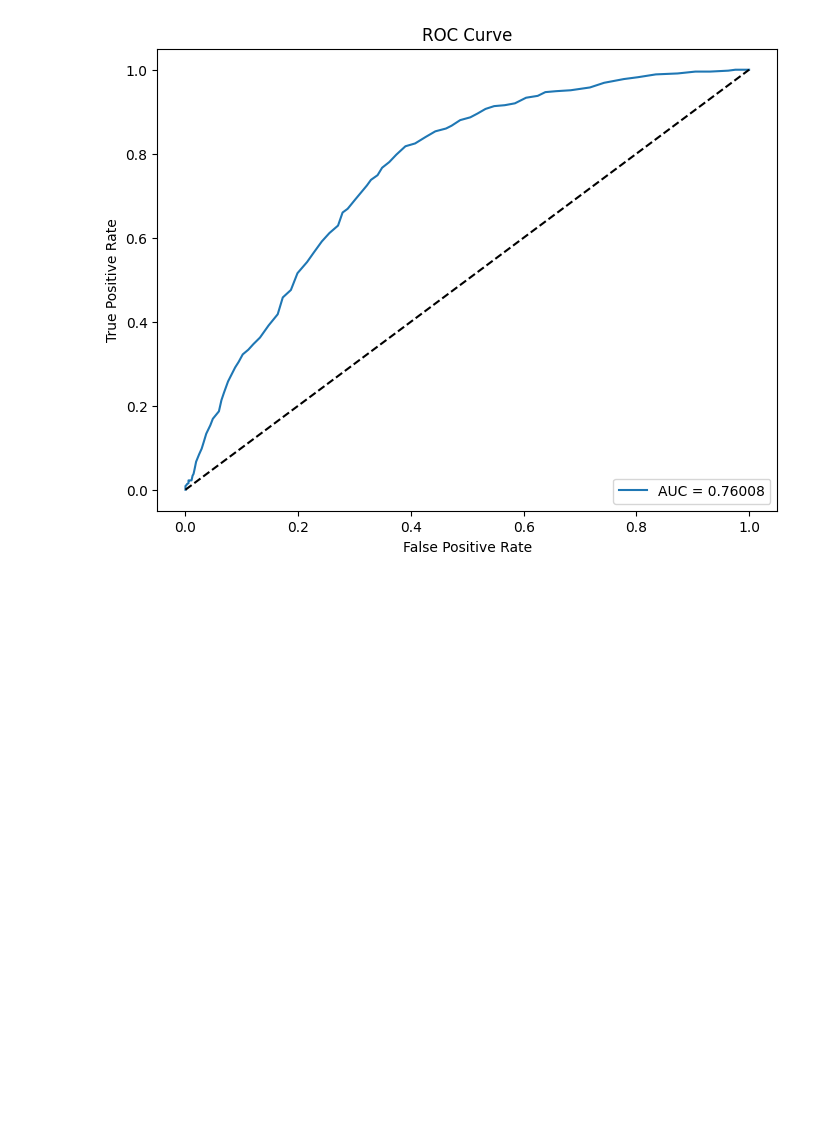
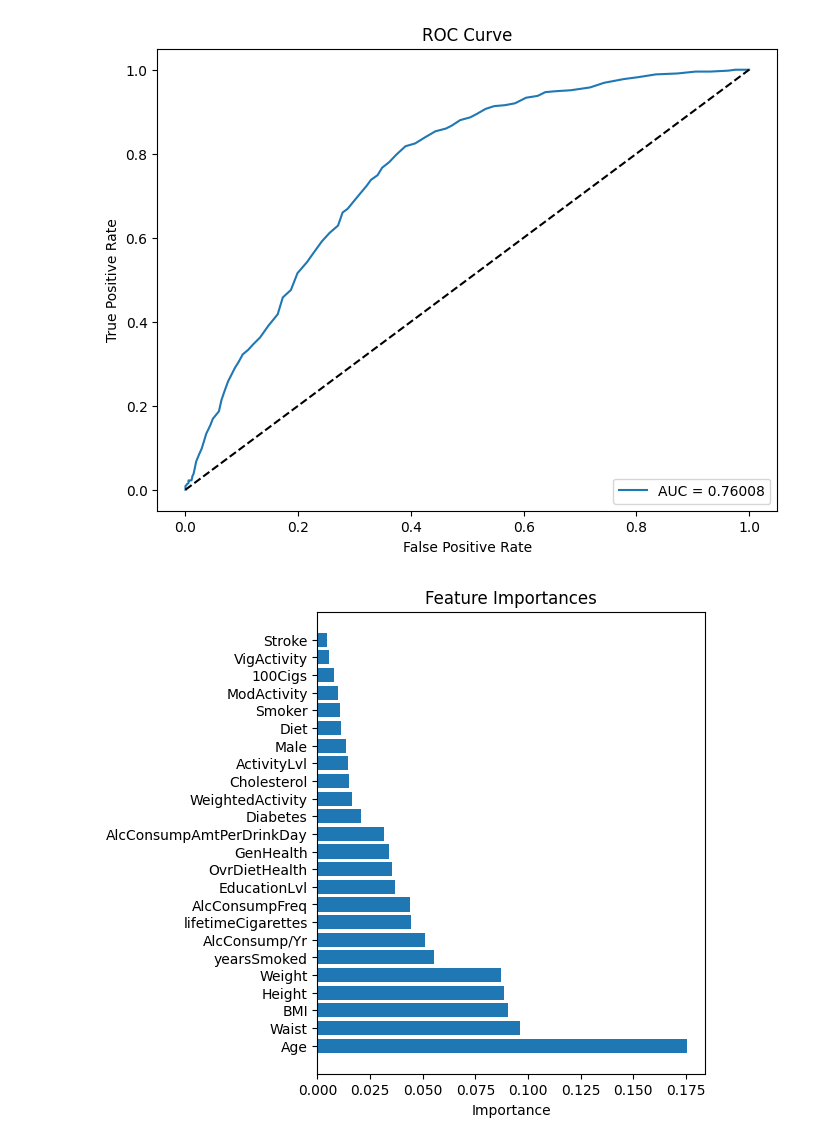
Before and after one commit to samcohen1/HypertensionML, a Jupyter notebook: new_predictor.ipynb, the cells around one changed output. Drawn from its saved outputs; the diff is of its cells as text; code cells hidden in the pictures; blank space fills up the shorter version.

```diff
--- a/new_predictor.ipynb
+++ b/new_predictor.ipynb
@@ -1373,13 +1374,13 @@ target = target.apply(lambda x: 1 if x in ['Elevated', 'High'] else 0)
 print(target.head())
 label_encoder = LabelEncoder()
 target_encoded = label_encoder.fit_transform(target)
-X_train, X_test, y_train, y_test = train_test_split(df, target_encoded, test_size=0.35, random_state=42)
+X_train, X_test, Y_train, Y_test = train_test_split(df, target_encoded, test_size=0.35, random_state=42)
 
 # Print the shapes of the resulting splits to verify
 print("Training set shape:", X_train.shape)
 print("Test set shape:", X_test.shape)
-print("Training target shape:", y_train.shape)
-print("Test target shape:", y_test.shape)
+print("Training target shape:", Y_train.shape)
+print("Test target shape:", Y_test.shape)
 # %% [output]
 0    0
 1    1
@@ -1523,0 +1563,7 @@ AUC Score: 0.76008
+# %%
+# Creates an empty array to be populated
+included_features_model = [[None] * 35 for _ in range(4)]
+
+# Convert data to numpy arrays
+X = np.asarray(X_train, dtype=np.float32)
+Y = np.asarray(Y_train, dtype=np.float32)
@@ -1523,0 +1588,23 @@ AUC Score: 0.76008
+# %%
+def evaluate_features_with_rfe(model):
+    # Define RFECV selector with StratifiedKFold cross-validation
+    selector = RFE(model)
+
+    # Fit RFECV selector to the data
+    selector = selector.fit(X, Y)
+
+    # Get the included features from the selector
+    included_features = selector.support_
+
+    # Update the included features for CatBoost model
+    included_features_model[2] = included_features
+
+    # Fit CatBoost model with the training data
+    model.fit(X_train, Y_train)
+
+    # Get important features from the trained CatBoost model
+    droped = show_important_features(model)
+# %%
+evaluate_features_with_rfe(RF_model)
+# %% [output]
+[figure, added]
```
Also changed, not shown: parts of 9 cells of this notebook.
